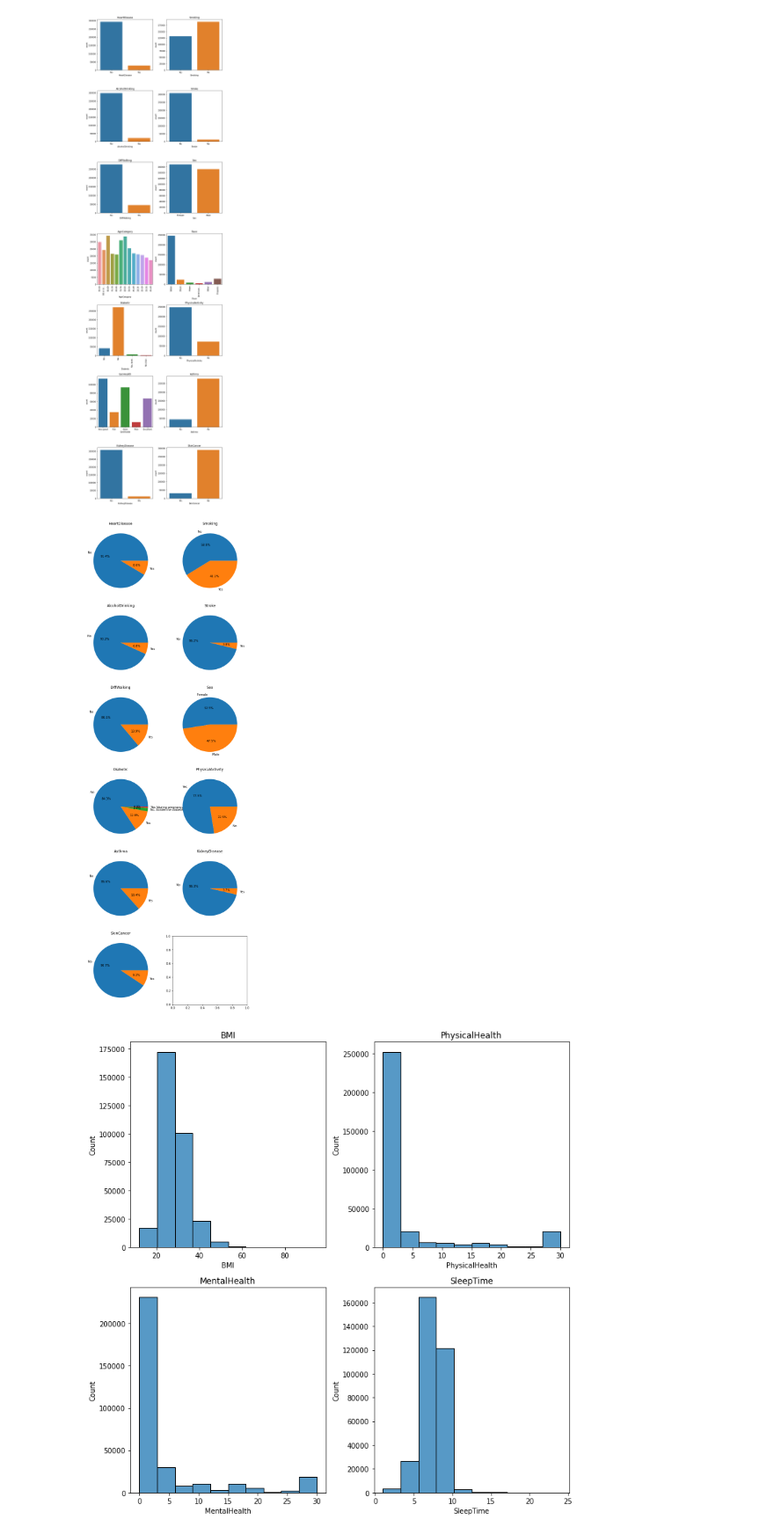
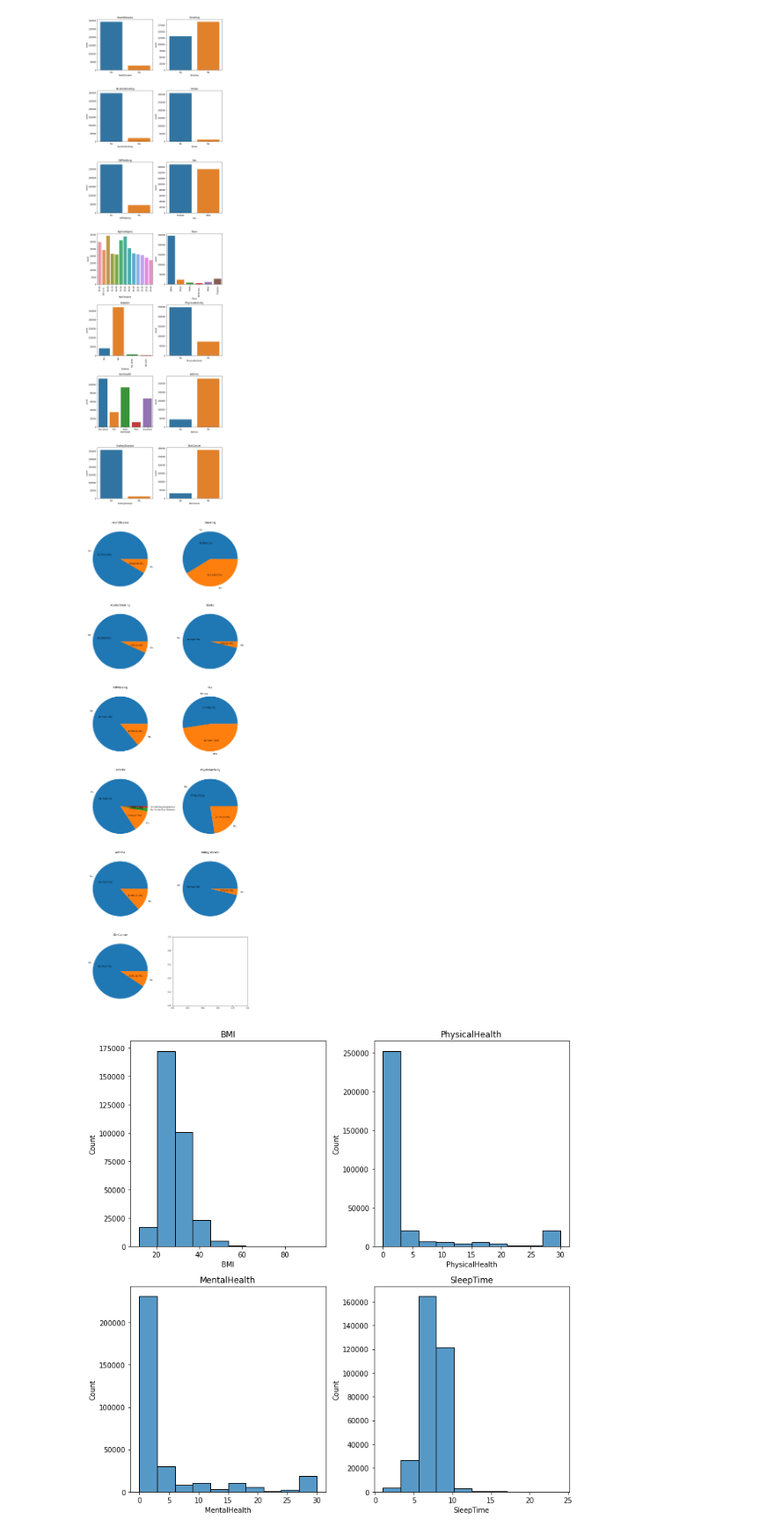
Before and after one commit to danhngan/Heart_disease, a Jupyter notebook: preprocessing.ipynb, the cells around one changed output. Shown at 88% size. Saved outputs shown, nothing was run; the diff lists cells and outputs as text; code cells hidden in the pictures.

```diff
--- a/preprocessing.ipynb
+++ b/preprocessing.ipynb
@@ -168,22 +168,42 @@ for i, col in enumerate(cat_cols):
 plt.tight_layout()
 # %% [output]
 [figure]
+# %%
+# Function that calculates proportion of heart disease
+def analyze_feat(col):
+    df_group = df_full.groupby(col)
+    proportions = {}
+    for group in df_group.groups:
+        temp_df = df_group.get_group(group)['HeartDisease'].value_counts()
+        if 'Yes' in temp_df:
+            proportions[group] = np.round(temp_df['Yes']/temp_df.sum()*100, 1)
+        else:
+            proportions[group] = 0.0
+    return proportions
 # %%
-n_charts = 0
+pie_charts = []
 for col in cat_cols:
     if df_full[col].nunique() < 5:
-        n_charts += 1
+        pie_charts.append(col)
+
 n_cols = 2
-fig, ax = create_figure(n_charts, n_cols=n_cols)
-i = 0
-for col in cat_cols:
-    if df_full[col].nunique() < 5:
-        data = df_full[col].value_counts()
-        ax[i//n_cols][i%n_cols].pie(data,labels=data.index, autopct='%1.1f%%')
-        ax[i//n_cols][i%n_cols].set_title(col)
-        i += 1
+n_charts = len(pie_charts)
+fig, ax = create_figure(n_charts, n_cols=n_cols, ax_width=7, ax_height=7)
+proportions = {}
+for i, col in enumerate(pie_charts):
+    data = df_full[col].value_counts()
+    _, _, autotext = ax[i//n_cols][i%n_cols].pie(data,labels=data.index, autopct='%1.1f%%')
+    proportions[col] = analyze_feat(col)
+    for j, idx in enumerate(data.index):
+        if idx in proportions[col]:
+            text = autotext[j].get_text()
+            text += '(' + str(proportions[col][idx]) + '%)'
+            autotext[j].set_text(text)
+    ax[i//n_cols][i%n_cols].set_title(col)
+    i += 1
+# Number which is inside () indicates Heart disease rate
 # %% [output]
-[figure, old version]
+[figure, new version]
 # %%
 n_charts = len(num_cols)
 fig, ax = create_figure(n_charts)
```
Also changed, not shown: parts of 15 cells of this notebook.
